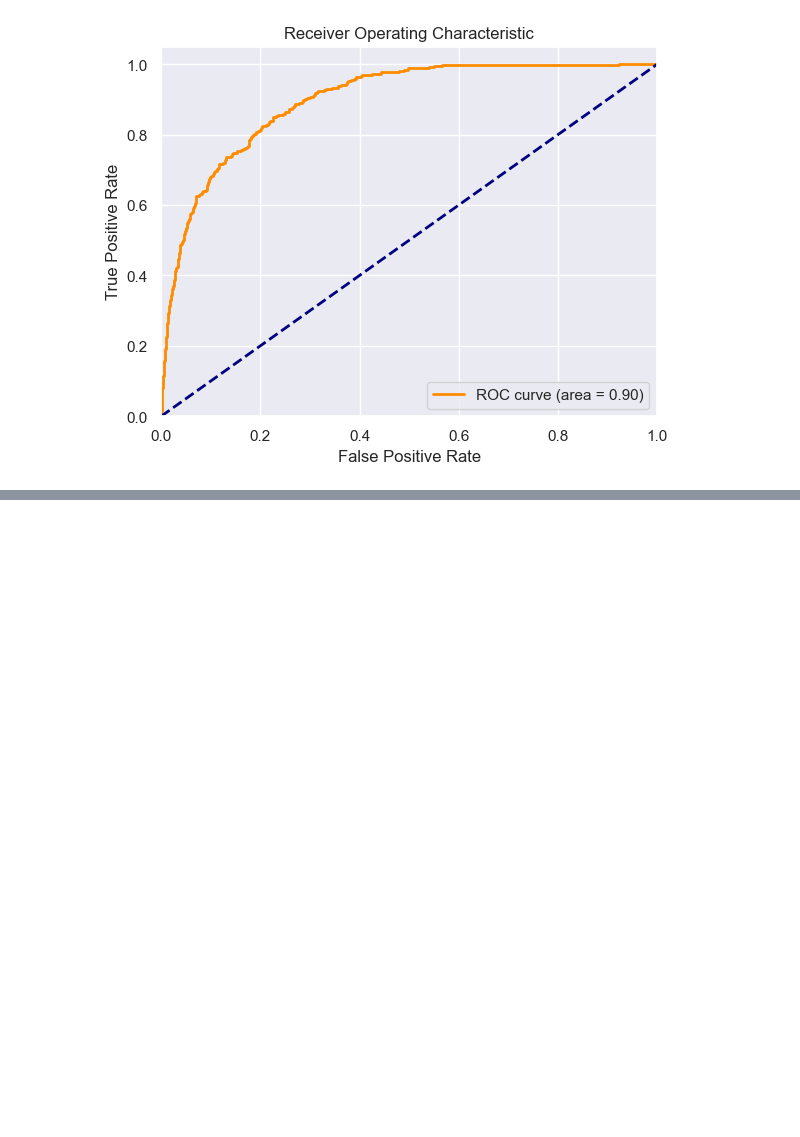
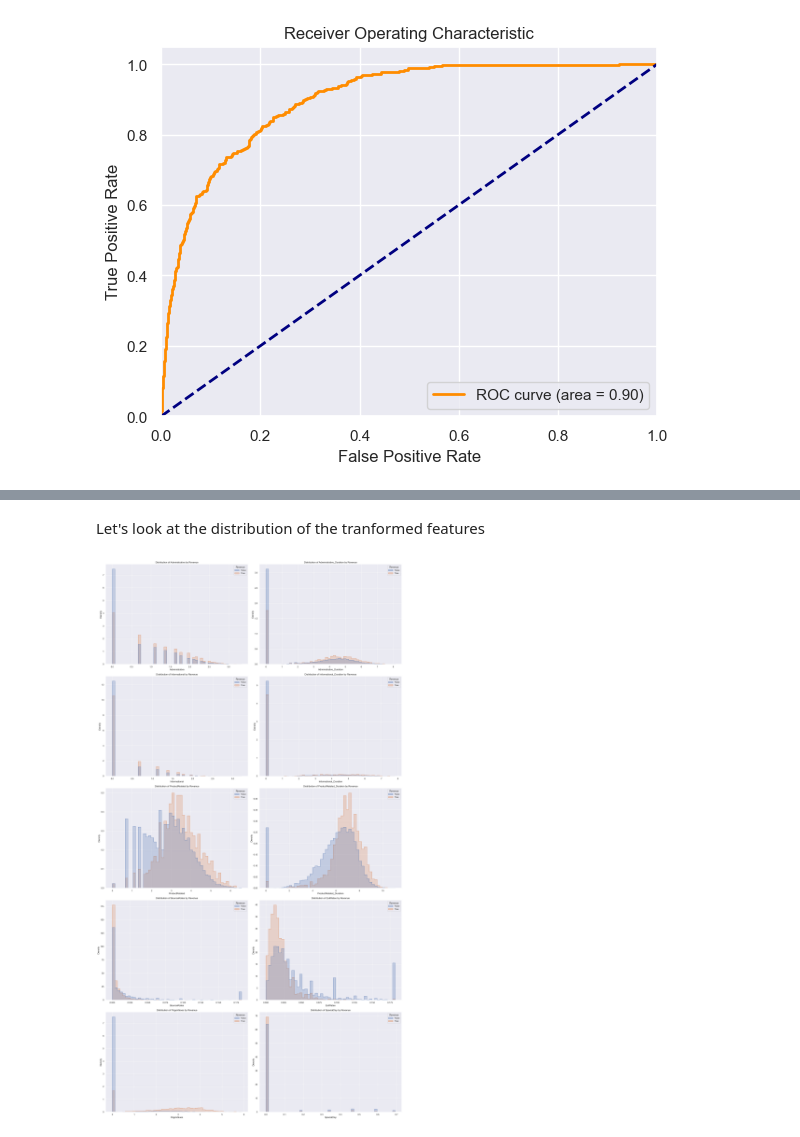
Before and after one commit to alessandroAbati/Online-Shoppers-Purchasing-Intention-Prediction, a Jupyter notebook: main.ipynb, the cells around one changed output, grey strips where cells are left out. Saved outputs shown, nothing was run; the diff lists cells and outputs as text; code cells hidden in the pictures; blank space fills up the shorter version.

Commit message:
Handle skewness distr
Analyse log-transformation to handle skewness in features distribution

```diff
--- a/main.ipynb
+++ b/main.ipynb
@@ -406,0 +424,4 @@ F1 Score: 0.49
+# %%
+numerical_columns_to_transoform = df.select_dtypes(include='number').columns
+
+df[numerical_columns_to_transoform] = df[numerical_columns_to_transoform].apply(np.log1p)
@@ -406,0 +443,14 @@ F1 Score: 0.49
+# %% [markdown]
+Let's look at the distribution of the tranformed features
+# %%
+fig, axes = plt.subplots(5, 2, figsize=(22, 40))
+
+# Plot histograms for numerical features based on the value of the target variable 'Revenue'
+for col, ax in zip(df.select_dtypes(include='number').columns, axes.flatten()):
+    sns.histplot(data=df, x=col, hue="Revenue", element="step", stat="density", common_norm=False, bins=50, ax=ax)
+    ax.set_title(f'Distribution of {col} by Revenue')
+
+plt.tight_layout()
+plt.show()
+# %% [output]
+[figure, added]
```
Also changed, not shown: parts of 7 cells of this notebook.
